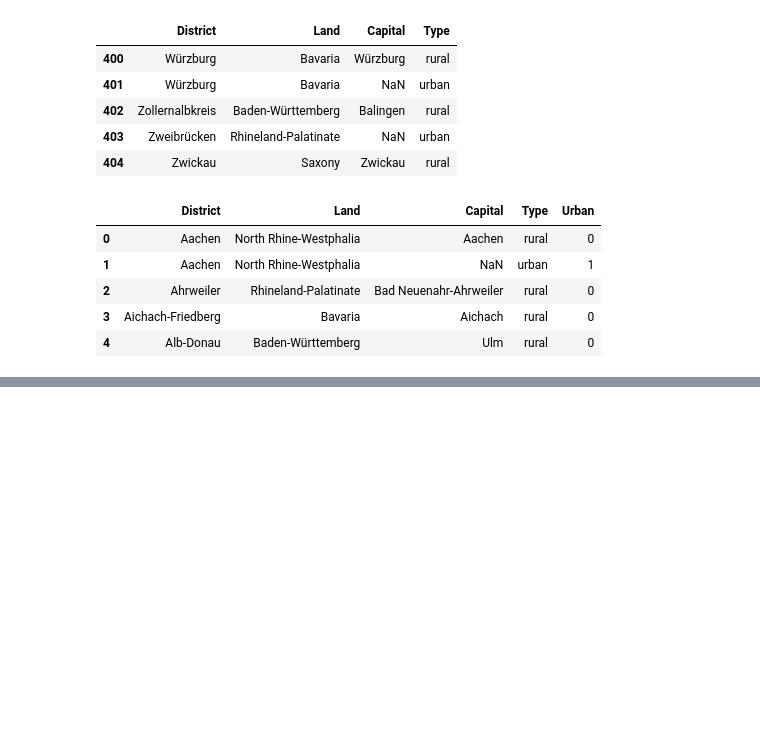
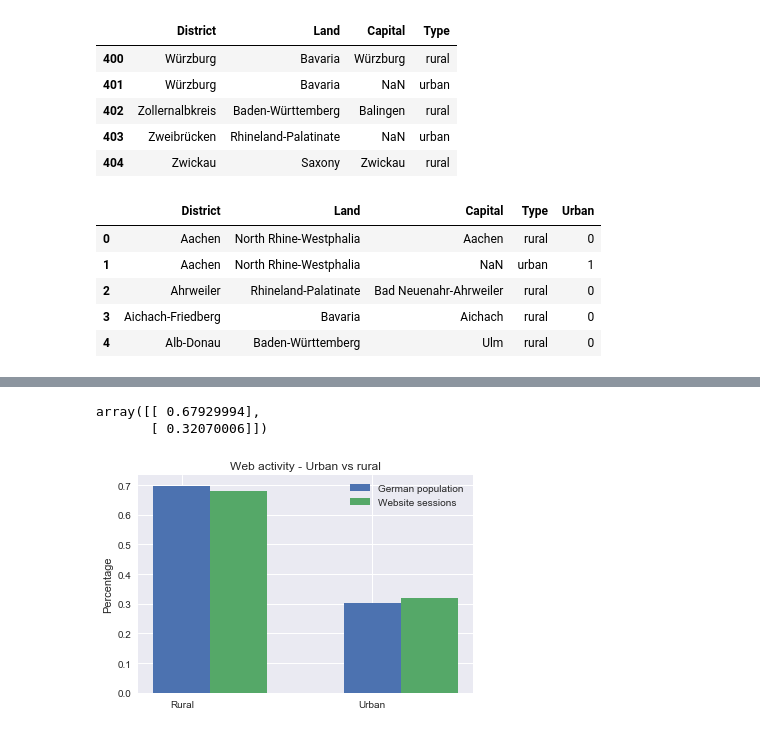
Before and after one commit to teoguso/dssg-data-dive-2017, a Jupyter notebook: notebooks/02-mg-webpage-geo.ipynb, the cells around one changed output, grey strips where cells are left out. Cells and saved outputs as stored; diff of their text form; code cells hidden in the pictures; blank space fills up the shorter version.

```diff
--- a/notebooks/02-mg-webpage-geo.ipynb
+++ b/notebooks/02-mg-webpage-geo.ipynb
@@ -159,0 +196,3 @@ rural_table.to_csv("../data/interim/rural_urban.csv", index=False)
+# %%
+num_webevents = len(df)
+num_webevents
@@ -159,0 +238,17 @@ rural_table.to_csv("../data/interim/rural_urban.csv", index=False)
+# %%
+rel_dist_webevents = df[["city", "urban"]].groupby("urban").aggregate('count').values/num_webevents
+rel_dist_webevents
+# %% [output]
+array([[ 0.67929994],
+       [ 0.32070006]])
+# %%
+pop_urban_rural = np.array((german_pop-kreisfreie_pop, kreisfreie_pop))/german_pop
+plt.bar((0,1), pop_urban_rural, width=0.3, label="German population")
+plt.bar((0+0.3,1+0.3), rel_dist_webevents, width=0.3, label="Website sessions")
+plt.legend(loc='best')
+plt.xticks([0, 1], ["Rural", "Urban"])
+plt.ylabel("Percentage")
+plt.title("Web activity - Urban vs rural")
+plt.savefig("web_urban_rural.png", dpi=300)
+# %% [output]
+[figure, added]
```
Also changed, not shown: parts of 18 cells of this notebook, 5 other files.
